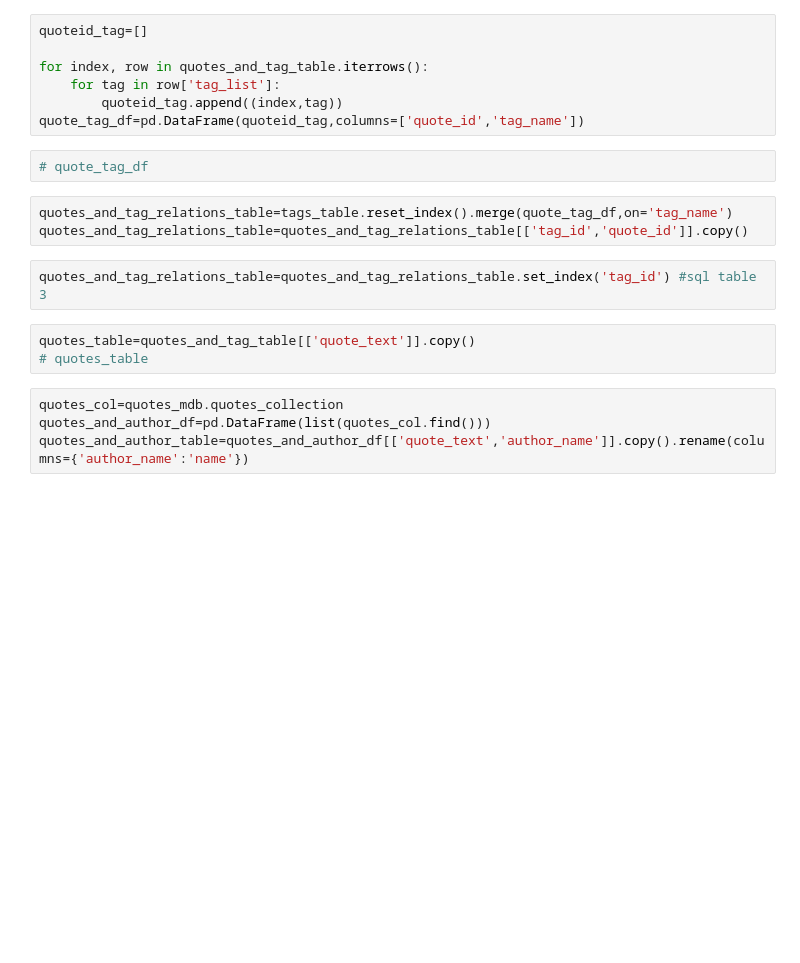
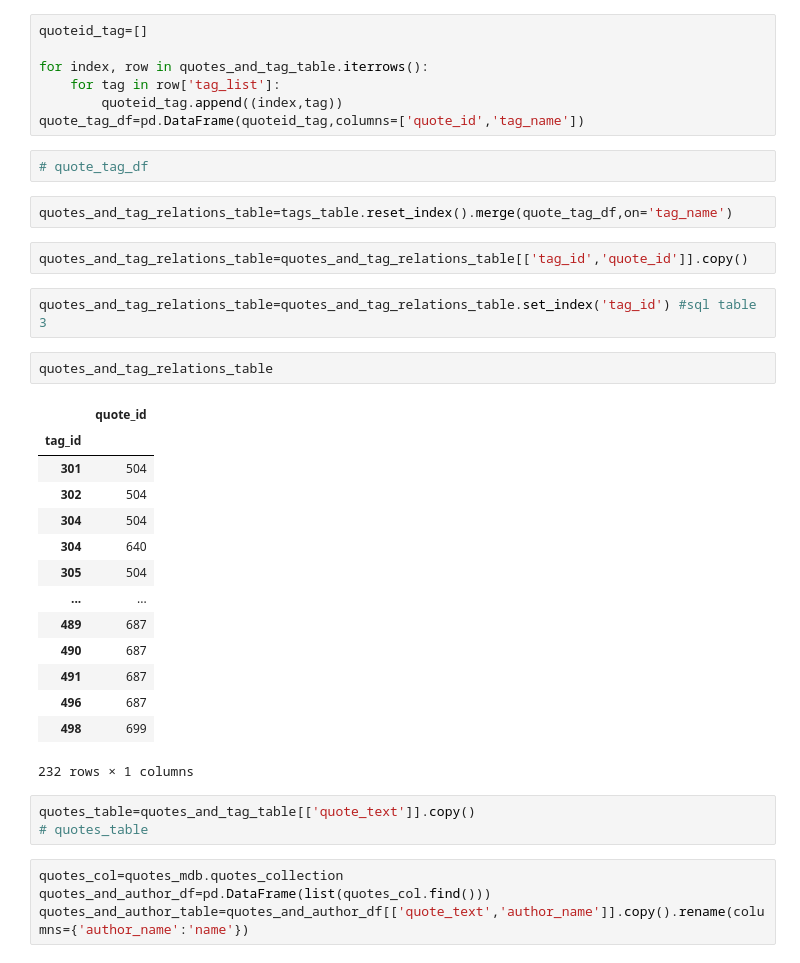
Before and after one commit to Alexis-Kepano/ETL-Project, a Jupyter notebook: quotes_mongodb_to_sql_db.ipynb, the cells around one changed output. Drawn from its saved outputs; the diff is of its cells as text; blank space fills up the shorter version.

```diff
--- a/quotes_mongodb_to_sql_db.ipynb
+++ b/quotes_mongodb_to_sql_db.ipynb
@@ -98,9 +99,27 @@ quote_tag_df=pd.DataFrame(quoteid_tag,columns=['quote_id','tag_name'])
 # quote_tag_df
 # %%
 quotes_and_tag_relations_table=tags_table.reset_index().merge(quote_tag_df,on='tag_name')
-quotes_and_tag_relations_table=quotes_and_tag_relations_table[['tag_id','quote_id']].copy()
+# %%
+quotes_and_tag_relations_table=quotes_and_tag_relations_table[['tag_id','quote_id']].copy()
 # %%
 quotes_and_tag_relations_table=quotes_and_tag_relations_table.set_index('tag_id') #sql table 3
+# %%
+quotes_and_tag_relations_table
+# %% [output]
+|  | quote_id |
+| tag_id |  |
+| 301 | 504 |
+| 302 | 504 |
+| 304 | 504 |
+| 304 | 640 |
+| 305 | 504 |
+| ... | ... |
+| 489 | 687 |
+| 490 | 687 |
+| 491 | 687 |
+| 496 | 687 |
+| 498 | 699 |
+232 rows × 1 columns
 # %%
 quotes_table=quotes_and_tag_table[['quote_text']].copy()
 # quotes_table
```
Also changed, not shown: parts of 11 cells of this notebook, 6 other files.
